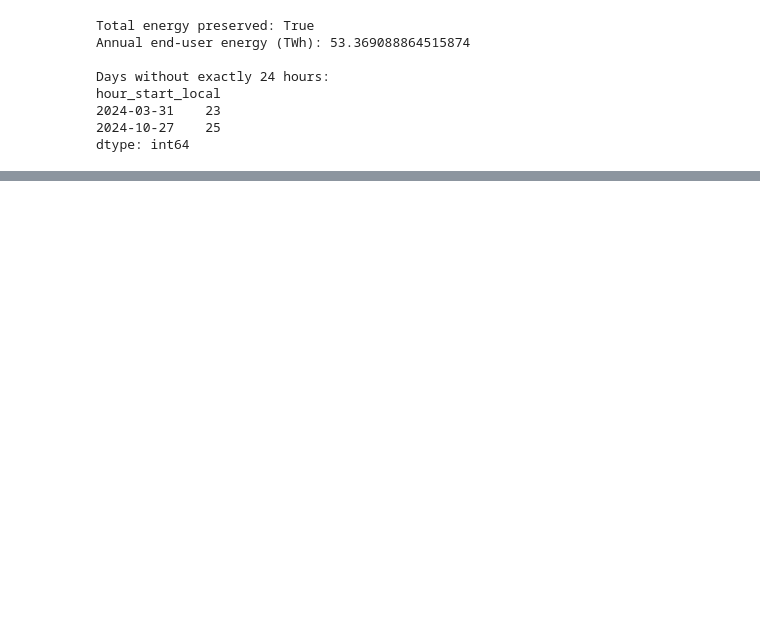
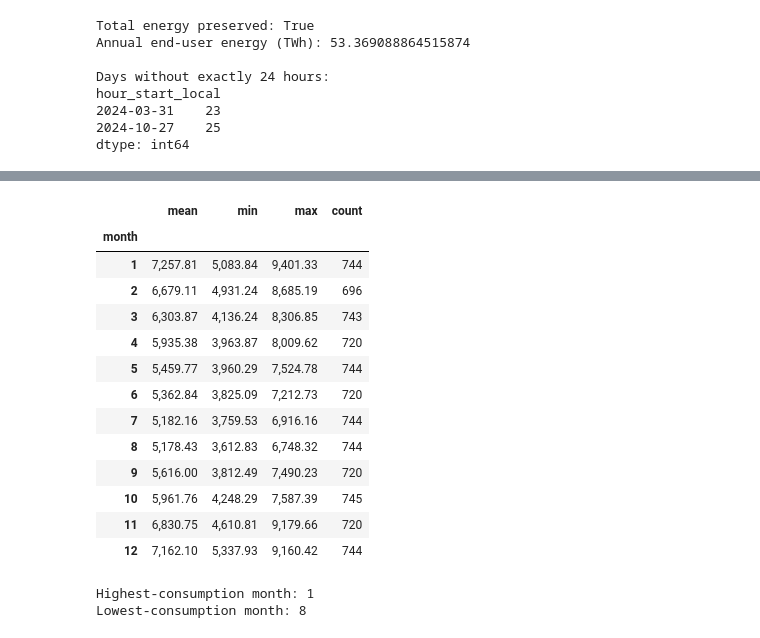
Before and after one commit to mihail500/swiss-energy-forecast, a Jupyter notebook: notebooks/01_data_inspection.ipynb, the cells around one changed output, grey strips where cells are left out. Saved outputs shown, nothing was run; the diff lists cells and outputs as text; code cells hidden in the pictures; blank space fills up the shorter version.

```diff
--- a/notebooks/01_data_inspection.ipynb
+++ b/notebooks/01_data_inspection.ipynb
@@ -496,0 +609,34 @@ dtype: int64
+# %%
+hourly["month"] = hourly["hour_start_local"].dt.month
+
+monthly_summary = (
+    hourly.groupby("month")["end_user_energy_mwh"]
+    .agg(["mean", "min", "max", "count"])
+)
+
+with pd.option_context("display.float_format", "{:,.2f}".format):
+    display(monthly_summary)
+# %% [output]
+|  | mean | min | max | count |
+| month |  |  |  |  |
+| 1 | 7,257.81 | 5,083.84 | 9,401.33 | 744 |
+| 2 | 6,679.11 | 4,931.24 | 8,685.19 | 696 |
+| 3 | 6,303.87 | 4,136.24 | 8,306.85 | 743 |
+| 4 | 5,935.38 | 3,963.87 | 8,009.62 | 720 |
+| 5 | 5,459.77 | 3,960.29 | 7,524.78 | 744 |
+| 6 | 5,362.84 | 3,825.09 | 7,212.73 | 720 |
+| 7 | 5,182.16 | 3,759.53 | 6,916.16 | 744 |
+| 8 | 5,178.43 | 3,612.83 | 6,748.32 | 744 |
+| 9 | 5,616.00 | 3,812.49 | 7,490.23 | 720 |
+| 10 | 5,961.76 | 4,248.29 | 7,587.39 | 745 |
+| 11 | 6,830.75 | 4,610.81 | 9,179.66 | 720 |
+| 12 | 7,162.10 | 5,337.93 | 9,160.42 | 744 |
+# %%
+highest_month = monthly_summary["mean"].idxmax()
+lowest_month = monthly_summary["mean"].idxmin()
+
+print("Highest-consumption month:", highest_month)
+print("Lowest-consumption month:", lowest_month)
+# %% [output]
+Highest-consumption month: 1
+Lowest-consumption month: 8
```
Also changed, not shown: parts of 6 cells of this notebook.
